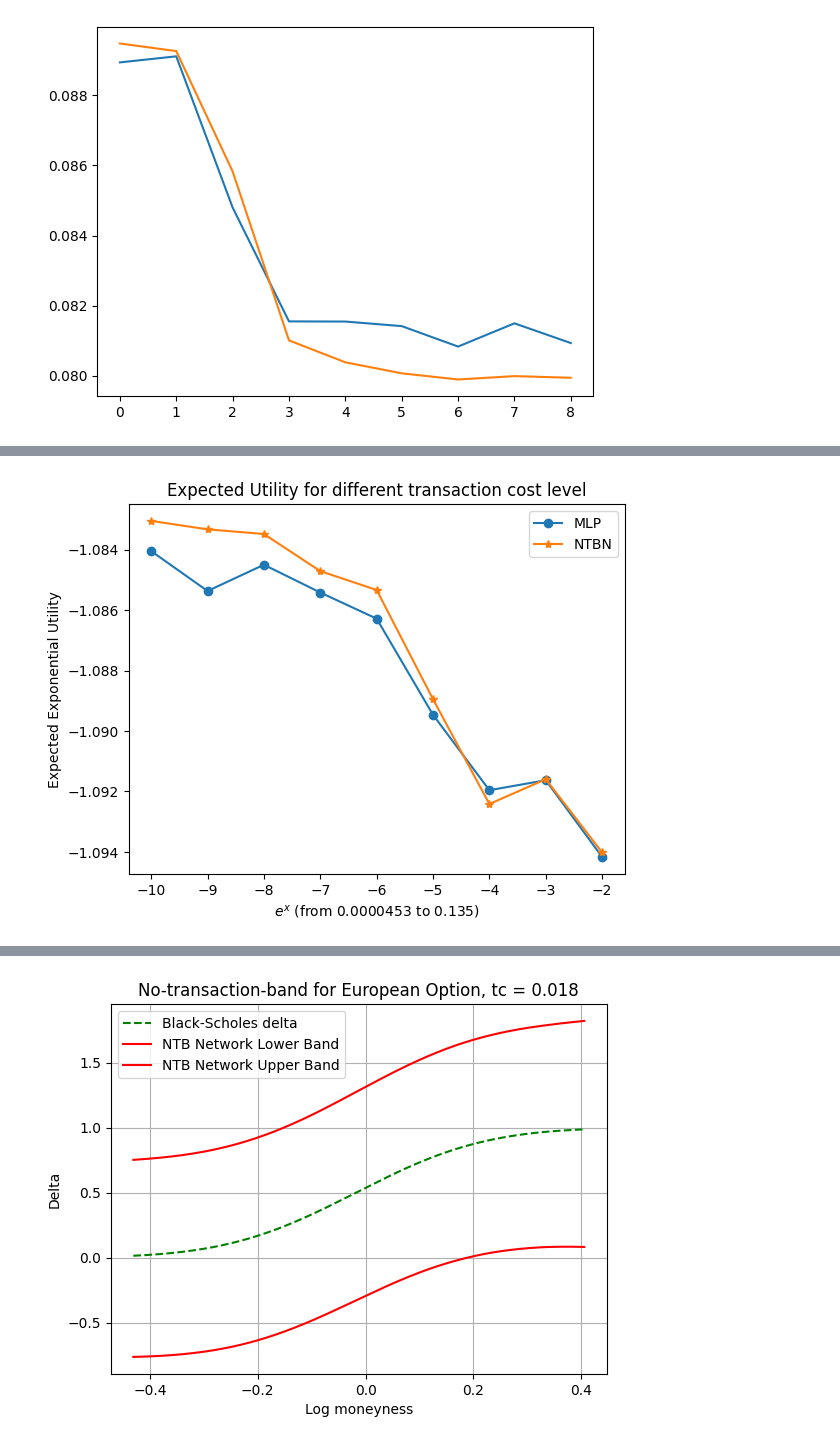
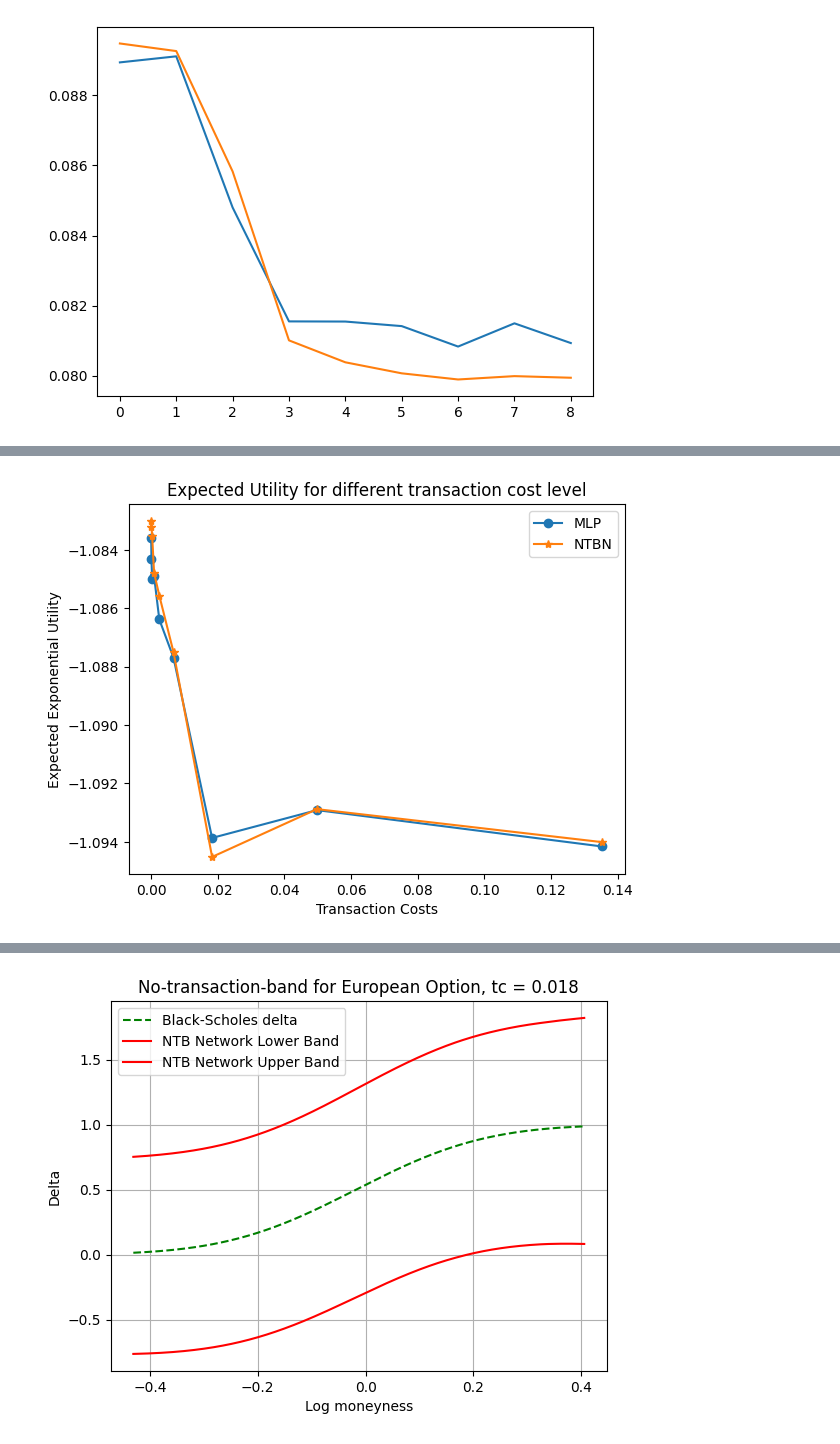
Before and after one commit to JulesArzel/Deep_Hedging_v2, a Jupyter notebook: Deep Reinforcement Learning Approach/Main_Deep_RL_pfhedge.ipynb, the cells around one changed output, grey strips where cells are left out. Cells and saved outputs as stored; diff of their text form; code cells hidden in the pictures.

Commit message:
better plots

```diff
--- a/Deep Reinforcement Learning Approach/Main_Deep_RL_pfhedge.ipynb
+++ b/Deep Reinforcement Learning Approach/Main_Deep_RL_pfhedge.ipynb
@@ -234,6 +227,12 @@ plt.show()
 # %%
 price_MLP_0 = hedger_MLP_0.price(derivative_0, n_paths=10000, n_times=10).item()
 price_NTBN_0 = hedger_NTBN_0.price(derivative_0, n_paths=10000, n_times=10).item()
+# %%
+trans_costs = []
+for i in range(-10,-1):
+    trans_costs.append(np.exp(i))
+
+x_pos = list(range(-10,-1))
 # %%
 price_spread_MLP = np.array(price_MLP) - price_MLP_0
 price_spread_NTBN = np.array(price_NTBN) - price_NTBN_0
@@ -262,10 +285,10 @@ for i in range(2,11):
 # %%
-plt.plot(list(range(-10, -1)),list(utility_MLP.values())[::-1], 'o-', label='MLP')
-plt.plot(list(range(-10, -1)),list(utility_NTBN.values())[::-1], '*-', label='NTBN')
+plt.plot(trans_costs,list(utility_MLP.values())[::-1], 'o-', label='MLP')
+plt.plot(trans_costs,list(utility_NTBN.values())[::-1], '*-', label='NTBN')
 plt.ylabel('Expected Exponential Utility')
-plt.xlabel(r'$e^x$ (from 0.0000453 to 0.135)')
+plt.xlabel('Transaction Costs')
 plt.title('Expected Utility for different transaction cost level')
 plt.legend()
 plt.show()
 # %% [output]
-[figure, old version]
+[figure, new version]
```
Also changed, not shown: parts of 6 cells of this notebook.
